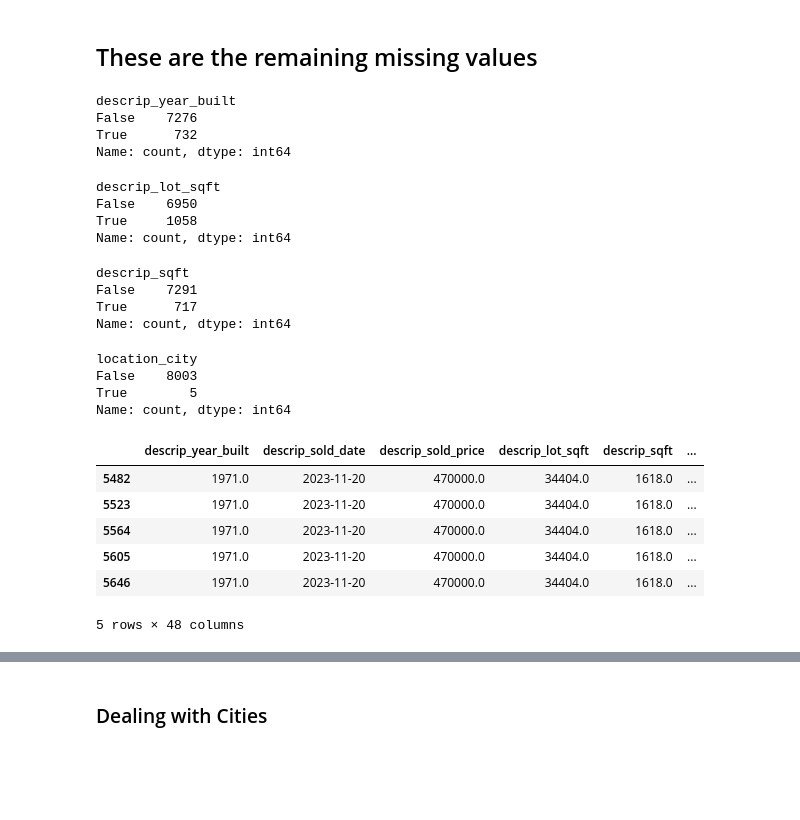
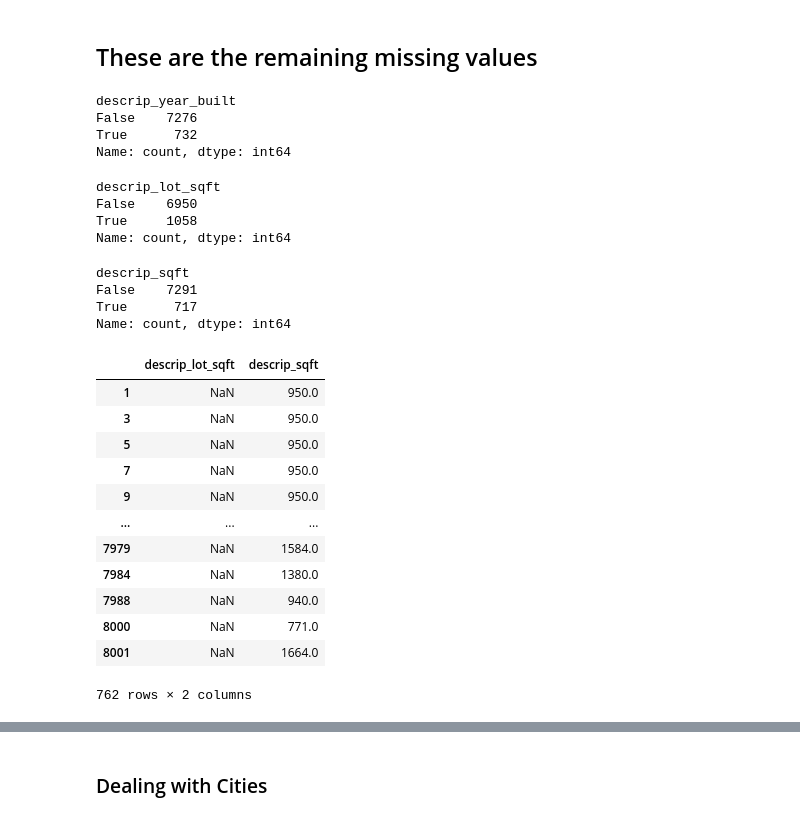
Before and after one commit to MeghanBarritt/midterm_project_datasci, a Jupyter notebook: notebooks/1 - EDA.ipynb, the cells around one changed output, grey strips where cells are left out. Cells and saved outputs as stored; diff of their text form; code cells hidden in the pictures; blank space fills up the shorter version.

Commit message:
filled in NoneType cities with string 'None'

```diff
--- a/notebooks/1 - EDA.ipynb
+++ b/notebooks/1 - EDA.ipynb
@@ -26,7 +26,7 @@ from pprint import pprint
 # loop over all files and put them into a dataframe
 from functions_importing import get_data
 # %%
-filepath = r"C:\Users\mahmu\LHL\midterm_project_housing_prices\Data"
+filepath = r"C:\Users\mebar\Documents\LHL-DataSci\Projects\midterm_project_housing_prices\Data"
 # %%
 raw_data = get_data(filepath)
 raw_data.head()
@@ -106,3 +117,9 @@ data = data.drop(['products','lead_attributes'],axis=1)
+# %%
+# filling
+data['location_city'] = data['location_city'].fillna('None')
+
+# dropping farm and ranch, as we aren't using them
+data = data.drop(['farm','ranch'],axis=1)
 # %% [markdown]
 Given the above statement that the list price is too close to the sold price, it can be used to fill in missing values in the sold price column.
 # %%
@@ -156,7 +167,7 @@ skipped_feat = ['community_outdoor_space','recreation_facilities','rv_or_boat_pa
 'boat_dock','horse_stables','horse_property','equestrian','rv_parking','rv_or_boat_parking','boat_dock',
 'community_elevator','elevator','outbuilding','detached_guest_house','guest_house','hill_or_mountain_view','ocean_view',
 'city_view','lake_view','river_view','water_view','view','mountain_view','views','golf_course_view','fruit_trees','greenhouse',
-'ranch','farm','senior_community','groundscare','maintenance','gated_community','community_security_features','medicalcare',
+'senior_community','groundscare','maintenance','gated_community','community_security_features','medicalcare',
 'disability_features','handicap_access','big_lot','corner_lot','golf_course_lot_or_frontage','big_yard','efficient',
 'energy_efficient','beautiful_backyard','fixer_upper','investment_opportunity',
 ]
@@ -616,7 +565,6 @@ data.shape
 display(data['descrip_year_built'].isna().value_counts())
 display(data['descrip_lot_sqft'].isna().value_counts())
 display(data['descrip_sqft'].isna().value_counts())
-display(data['location_city'].isna().value_counts())
 # %% [output]
 descrip_year_built
 False    7276
@@ -630,17 +578,22 @@ descrip_sqft
 False    7291
 True      717
 Name: count, dtype: int64
-location_city
-False    8003
-True        5
-Name: count, dtype: int64
 # %%
-data[data['location_city'].isna()]
+data[
+    (data['descrip_lot_sqft'].isna())&
+    (data['descrip_sqft']>0)
+][['descrip_lot_sqft','descrip_sqft']]
 # %% [output]
-|  | descrip_year_built | descrip_sold_date | descrip_sold_price | descrip_lot_sqft | descrip_sqft | ... |
-| 5482 | 1971.0 | 2023-11-20 | 470000.0 | 34404.0 | 1618.0 | ... |
-| 5523 | 1971.0 | 2023-11-20 | 470000.0 | 34404.0 | 1618.0 | ... |
-| 5564 | 1971.0 | 2023-11-20 | 470000.0 | 34404.0 | 1618.0 | ... |
-| 5605 | 1971.0 | 2023-11-20 | 470000.0 | 34404.0 | 1618.0 | ... |
-| 5646 | 1971.0 | 2023-11-20 | 470000.0 | 34404.0 | 1618.0 | ... |
+|  | descrip_lot_sqft | descrip_sqft |
+| 1 | NaN | 950.0 |
+| 3 | NaN | 950.0 |
+| 5 | NaN | 950.0 |
+| 7 | NaN | 950.0 |
+| 9 | NaN | 950.0 |
+| ... | ... | ... |
+| 7979 | NaN | 1584.0 |
+| 7984 | NaN | 1380.0 |
+| 7988 | NaN | 940.0 |
+| 8000 | NaN | 771.0 |
+| 8001 | NaN | 1664.0 |
-5 rows × 48 columns
+762 rows × 2 columns
```
Also changed, not shown: parts of 24 cells of this notebook.
